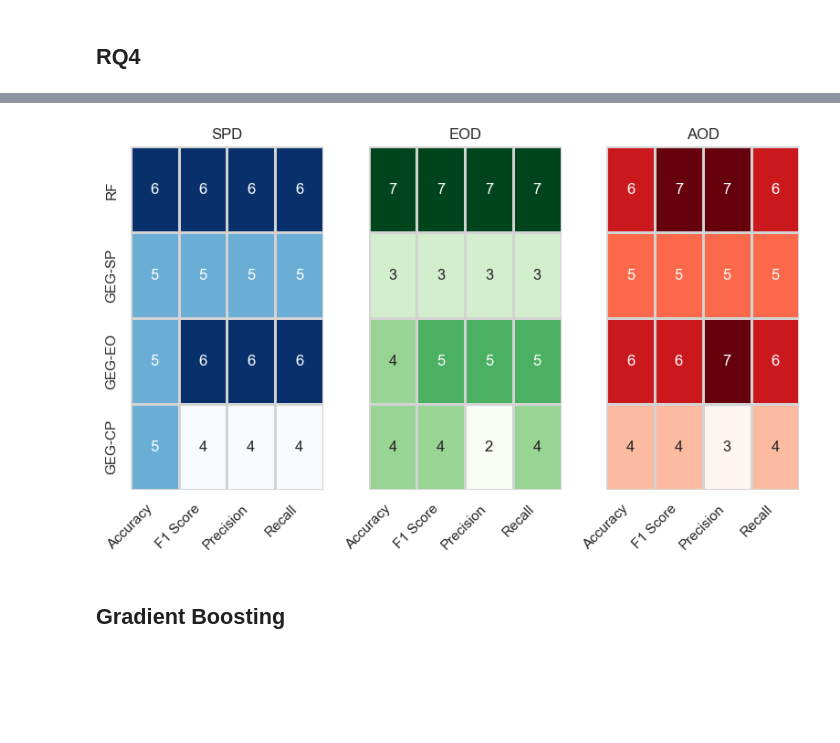
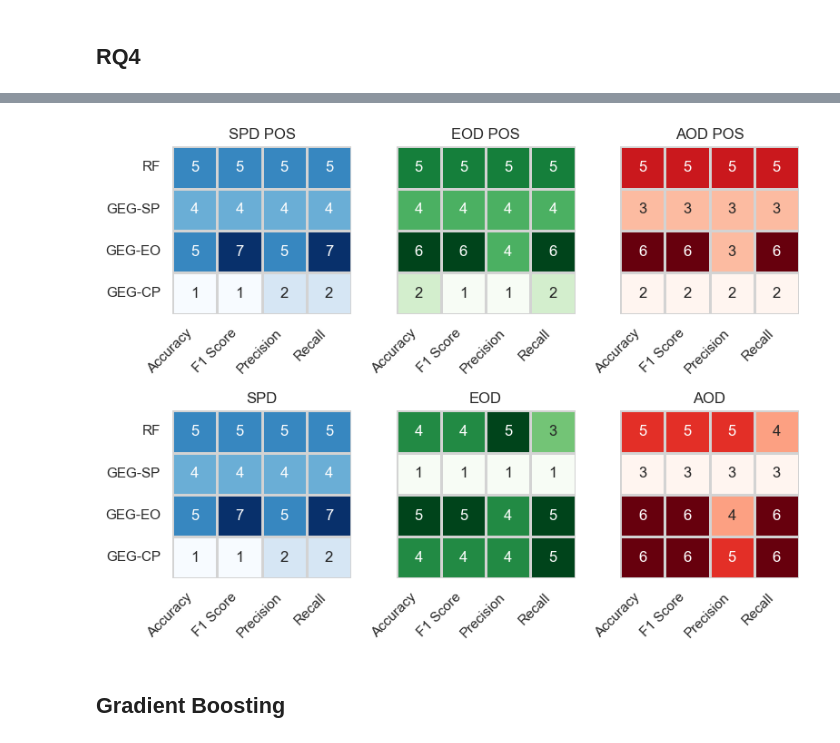
Before and after one commit to giordanoDaloisio/GEG, a Jupyter notebook: experiments/analysis_new.ipynb, the cells around one changed output, grey strips where cells are left out. Drawn from its saved outputs; the diff is of its cells as text; code cells hidden in the pictures; blank space fills up the shorter version.

```diff
--- a/experiments/analysis_new.ipynb
+++ b/experiments/analysis_new.ipynb
@@ -214,17 +216,20 @@ dfs['SPD'].rename(index=rename_map, inplace=True)
 dfs['EOD'].rename(index=rename_map, inplace=True)
 dfs['AOD'].rename(index=rename_map, inplace=True)
 # %%
-fig, axes = plt.subplots(1, 3, figsize=(8, 5), sharey=True)
+fig, axes = plt.subplots(2, 3, figsize=(8, 6), sharey=True)
 
 # Replace with your real keys
-keys = ["SPD", "EOD", "AOD"]
-cols = {"SPD":"Blues","EOD":"Greens","AOD":"Reds"}
+keys = ["SPD POS", "EOD POS", "AOD POS", "SPD", "EOD", "AOD"]
+cols = {"SPD POS":"Blues","EOD POS":"Greens","AOD POS":"Reds", "SPD":"Blues","EOD":"Greens","AOD":"Reds"}
 
+dfs['SPD POS'] = dfs['SPD POS'].reindex(['LR', 'GEG-SP', 'GEG-EO', 'GEG-CP'])
+dfs['EOD POS'] = dfs['EOD POS'].reindex(['LR', 'GEG-SP', 'GEG-EO', 'GEG-CP'])
+dfs['AOD POS'] = dfs['AOD POS'].reindex(['LR', 'GEG-SP', 'GEG-EO', 'GEG-CP'])
 dfs['SPD'] = dfs['SPD'].reindex(['LR', 'GEG-SP', 'GEG-EO', 'GEG-CP'])
 dfs['EOD'] = dfs['EOD'].reindex(['LR', 'GEG-SP', 'GEG-EO', 'GEG-CP'])
 dfs['AOD'] = dfs['AOD'].reindex(['LR', 'GEG-SP', 'GEG-EO', 'GEG-CP'])
 
-for i, (ax, key) in enumerate(zip(axes, keys)):
+for i, (ax, key) in enumerate(zip(axes.flatten(), keys)):
     sns.heatmap(
         dfs[key],
         cmap=cols[key],
@@ -634,8 +684,0 @@ def compute_statistics_eg(col_name, table_col, condition):
-# %%
-baseline_df = pd.DataFrame()
-for file in os.listdir('results_eg'):
-    if file.endswith('.csv'):
-        data = file.split('_')[0]
-        df = pd.read_csv(os.path.join('results_eg', file))
-        df['data'] = data
-        baseline_df = pd.concat([baseline_df, df], ignore_index=True)
@@ -812,7 +788,7 @@ datasets = df_all['data'].unique()
 #attrs = ["age","race","sex"]
 metricsAcc = ['accuracy', 'precision', 'recall', 'f1_score']
 #metricsAcc = ['MCC']
-metricsFair = ['statistical_parity', 'equal_opportunity', 'average_odds']
+metricsFair = ['statistical_parity', 'equal_opportunity', 'average_odds', 'wc_statistical_parity', 'wc_equal_opportunity', 'wc_average_odds']
 paretoPresent = defaultdict(int)
 for dataset in datasets:
   pareto_data = defaultdict(int)
@@ -844,10 +820,16 @@ for m2 in df_all["fair"].unique():
 dfs['statistical_parity'].fillna(0, inplace=True)
 dfs['equal_opportunity'].fillna(0, inplace=True)
 dfs['average_odds'].fillna(0, inplace=True)
+dfs['wc_statistical_parity'].fillna(0, inplace=True)
+dfs['wc_equal_opportunity'].fillna(0, inplace=True)
+dfs['wc_average_odds'].fillna(0, inplace=True)
 
-dfs['SPD'] = dfs.pop('statistical_parity')
-dfs['EOD'] = dfs.pop('equal_opportunity')
-dfs['AOD'] = dfs.pop('average_odds')
+dfs['SPD'] = dfs.pop('wc_statistical_parity')
+dfs['EOD'] = dfs.pop('wc_equal_opportunity')
+dfs['AOD'] = dfs.pop('wc_average_odds')
+dfs['SPD POS'] = dfs.pop('statistical_parity')
+dfs['EOD POS'] = dfs.pop('equal_opportunity')
+dfs['AOD POS'] = dfs.pop('average_odds')
 rename_map = {
   "dp": "GEG-SP",
   "eo": "GEG-EO",
@@ -855,39 +837,45 @@ rename_map = {
 }
 dfs['SPD'].rename(index=rename_map, inplace=True)
 dfs['EOD'].rename(index=rename_map, inplace=True)
 dfs['AOD'].rename(index=rename_map, inplace=True)
+dfs['SPD POS'].rename(index=rename_map, inplace=True)
+dfs['EOD POS'].rename(index=rename_map, inplace=True)
+dfs['AOD POS'].rename(index=rename_map, inplace=True)
 
 dfs['SPD'] = dfs['SPD'].reindex(['RF', 'GEG-SP', 'GEG-EO', 'GEG-CP'])
 dfs['EOD'] = dfs['EOD'].reindex(['RF', 'GEG-SP', 'GEG-EO', 'GEG-CP'])
 dfs['AOD'] = dfs['AOD'].reindex(['RF', 'GEG-SP', 'GEG-EO', 'GEG-CP'])
+dfs['SPD POS'] = dfs['SPD POS'].reindex(['RF', 'GEG-SP', 'GEG-EO', 'GEG-CP'])
+dfs['EOD POS'] = dfs['EOD POS'].reindex(['RF', 'GEG-SP', 'GEG-EO', 'GEG-CP'])
+dfs['AOD POS'] = dfs['AOD POS'].reindex(['RF', 'GEG-SP', 'GEG-EO', 'GEG-CP'])
 
-fig, axes = plt.subplots(1, 3, figsize=(8, 5), sharey=True)
+fig, axes = plt.subplots(2, 3, figsize=(8, 6), sharey=True)
 
 # Replace with your real keys
-keys = ["SPD", "EOD", "AOD"]
-cols = {"SPD":"Blues","EOD":"Greens","AOD":"Reds"}
-for i, (ax, key) in enumerate(zip(axes, keys)):
+keys = ["SPD POS", "EOD POS", "AOD POS", "SPD", "EOD", "AOD"]
+cols = {"SPD":"Blues","EOD":"Greens","AOD":"Reds", "SPD POS":"Blues","EOD POS":"Greens","AOD POS":"Reds"}
+for i, (ax, key) in enumerate(zip(axes.flatten(), keys)):
     sns.heatmap(
         dfs[key],
         cmap=cols[key],
         linewidths=1,
         linecolor="lightgrey",
         annot=True,
         cbar=False,
         ax=ax
     )
 
     # Remove x-axis labels
     ax.set_xlabel(None)
     ax.set_ylabel("")
     ax.set_xticklabels(['Accuracy', 'F1 Score', 'Precision', 'Recall'], rotation=45, ha="right")
     ax.set_title(key, fontsize=12)
 
 plt.tight_layout()
-# plt.savefig("imgs/heatmaps_combined-v3.pdf", bbox_inches="tight")
+plt.savefig("imgs/heatmaps_combined-v4.pdf", bbox_inches="tight")
 plt.show()
 # %% [output]
-[figure, old version]
+[figure, new version]
 # %% [markdown]
 ## Gradient Boosting
 # %%
```
Also changed, not shown: parts of 53 cells of this notebook, 11 other files.
